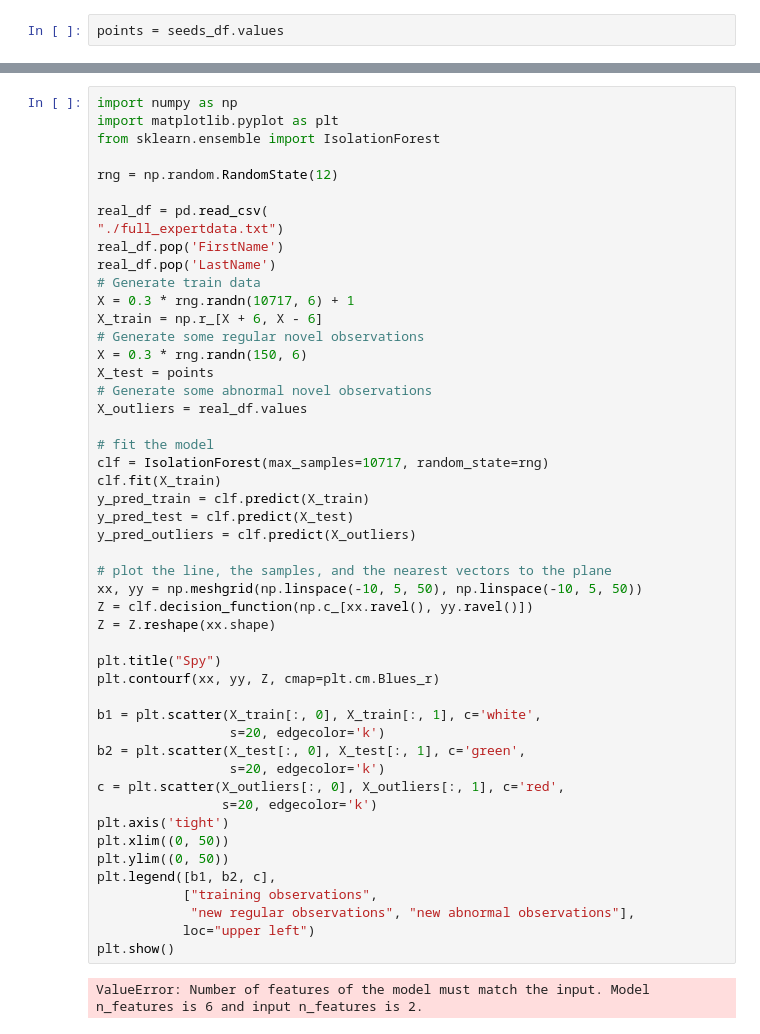
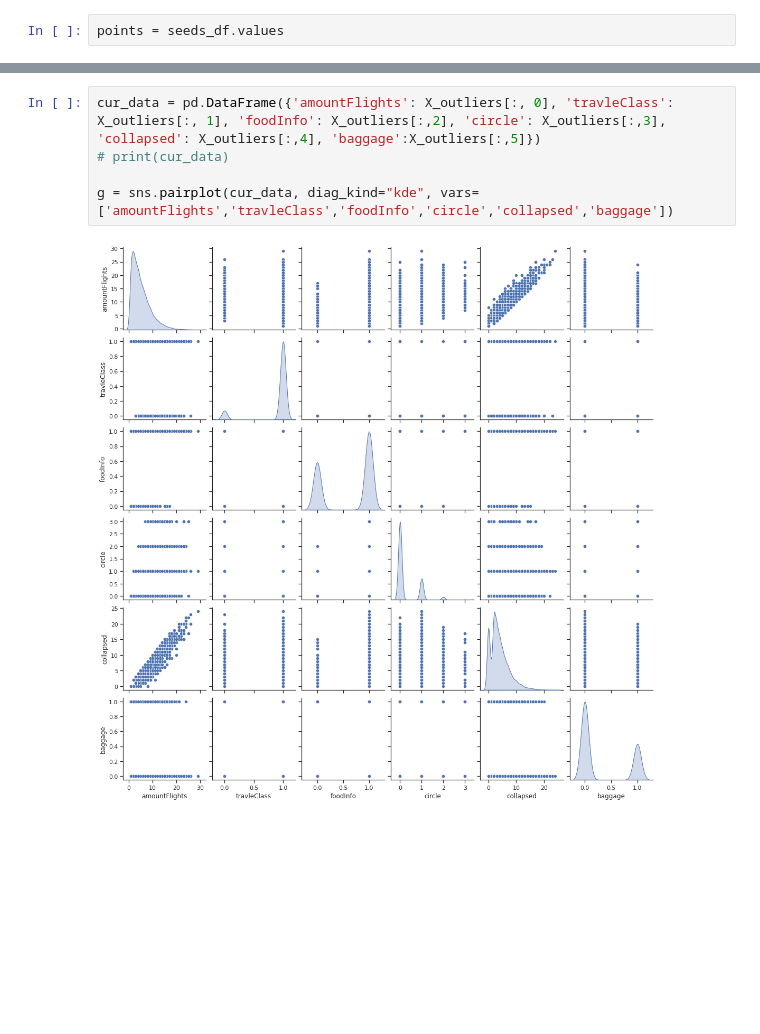
Before and after one commit to Neprincessa/DataScienceGroupLab, a Jupyter notebook: analyze/Clusterization.ipynb, the cells around one changed output, grey strips where cells are left out. Saved outputs shown, nothing was run; the diff lists cells and outputs as text; blank space fills up the shorter version.

```diff
--- a/analyze/Clusterization.ipynb
+++ b/analyze/Clusterization.ipynb
@@ -137,51 +83,7 @@ plt.show()
-# %%
-import numpy as np
-import matplotlib.pyplot as plt
-from sklearn.ensemble import IsolationForest
-
-rng = np.random.RandomState(12)
-
-real_df = pd.read_csv(
-"./full_expertdata.txt")
-real_df.pop('FirstName')
-real_df.pop('LastName')
-# Generate train data
-X = 0.3 * rng.randn(10717, 6) + 1
-X_train = np.r_[X + 6, X - 6]
-# Generate some regular novel observations
-X = 0.3 * rng.randn(150, 6)
-X_test = points
-# Generate some abnormal novel observations
-X_outliers = real_df.values
-
-# fit the model
-clf = IsolationForest(max_samples=10717, random_state=rng)
-clf.fit(X_train)
-y_pred_train = clf.predict(X_train)
-y_pred_test = clf.predict(X_test)
-y_pred_outliers = clf.predict(X_outliers)
-
-# plot the line, the samples, and the nearest vectors to the plane
-xx, yy = np.meshgrid(np.linspace(-10, 5, 50), np.linspace(-10, 5, 50))
-Z = clf.decision_function(np.c_[xx.ravel(), yy.ravel()])
-Z = Z.reshape(xx.shape)
-
-plt.title("Spy")
-plt.contourf(xx, yy, Z, cmap=plt.cm.Blues_r)
-
-b1 = plt.scatter(X_train[:, 0], X_train[:, 1], c='white',
-                 s=20, edgecolor='k')
-b2 = plt.scatter(X_test[:, 0], X_test[:, 1], c='green',
-                 s=20, edgecolor='k')
-c = plt.scatter(X_outliers[:, 0], X_outliers[:, 1], c='red',
-                s=20, edgecolor='k')
-plt.axis('tight')
-plt.xlim((0, 50))
-plt.ylim((0, 50))
-plt.legend([b1, b2, c],
-           ["training observations",
-            "new regular observations", "new abnormal observations"],
-           loc="upper left")
-plt.show()
-# %% [output]
-ValueError: Number of features of the model must match the input. Model n_features is 6 and input n_features is 2.
+# %%
+cur_data = pd.DataFrame({'amountFlights': X_outliers[:, 0], 'travleClass': X_outliers[:, 1], 'foodInfo': X_outliers[:,2], 'circle': X_outliers[:,3], 'collapsed': X_outliers[:,4], 'baggage':X_outliers[:,5]})
+# print(cur_data)
+
+g = sns.pairplot(cur_data, diag_kind="kde", vars=['amountFlights','travleClass','foodInfo','circle','collapsed','baggage'])
+# %% [output]
+[figure, added]
```
Also changed, not shown: parts of 5 cells of this notebook.
